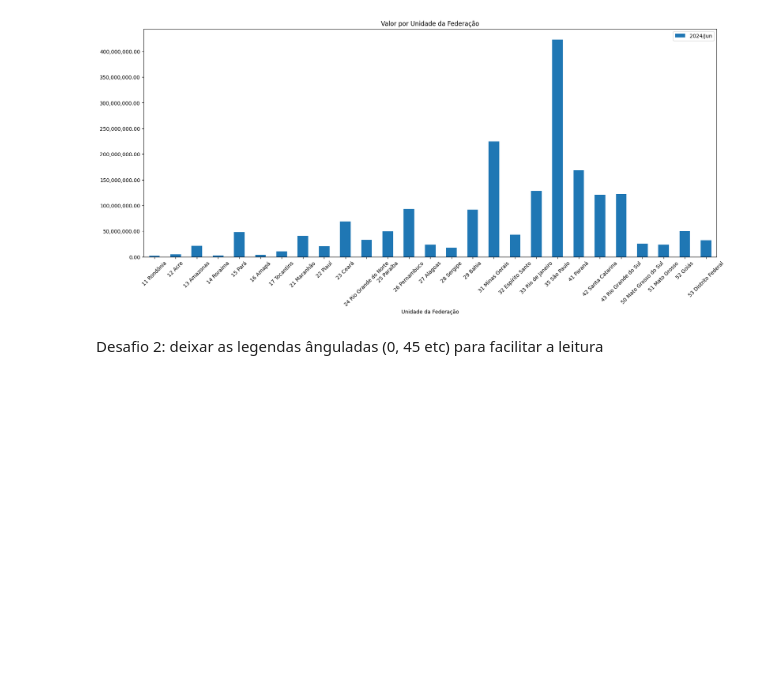
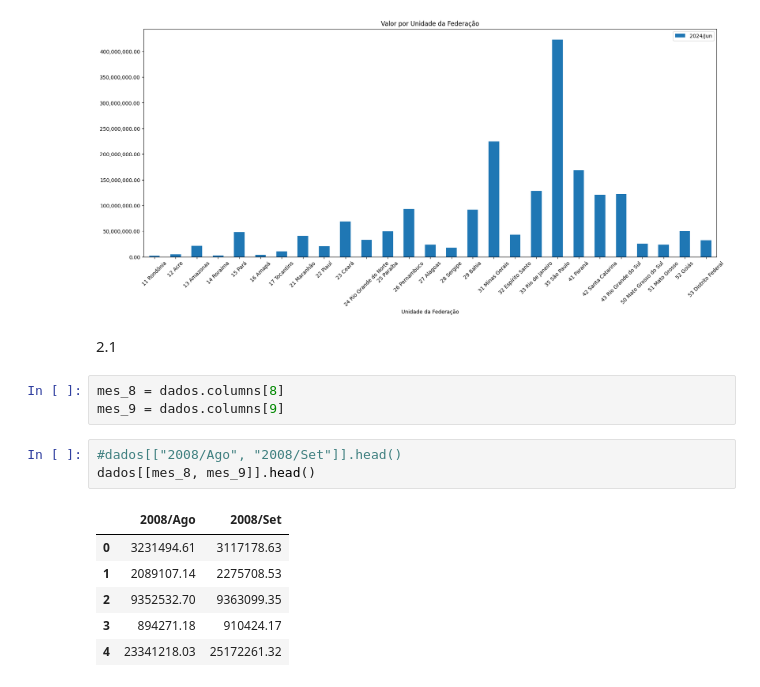
Before and after one commit to SandraRojasZ/Data-Analytics, a Jupyter notebook: pos-datascience-analise-e-exploracao-de-dados-aula1/Produção_Hospitalar_A2.ipynb, the cells around one changed output. Cells and saved outputs as stored; diff of their text form; blank space fills up the shorter version.

```diff
--- a/pos-datascience-analise-e-exploracao-de-dados-aula1/Produção_Hospitalar_A2.ipynb
+++ b/pos-datascience-analise-e-exploracao-de-dados-aula1/Produção_Hospitalar_A2.ipynb
@@ -123,5 +120,18 @@ plt.title("Valor por Unidade da Federação")
 plt.show()
 # %% [output]
 [figure]
-# %% [markdown]
-Desafio 2: deixar as legendas ânguladas (0, 45 etc) para facilitar a leitura
+# %% [markdown]
+2.1
+# %%
+mes_8 = dados.columns[8]
+mes_9 = dados.columns[9]
+# %%
+#dados[["2008/Ago", "2008/Set"]].head()
+dados[[mes_8, mes_9]].head()
+# %% [output]
+|  | 2008/Ago | 2008/Set |
+| 0 | 3231494.61 | 3117178.63 |
+| 1 | 2089107.14 | 2275708.53 |
+| 2 | 9352532.70 | 9363099.35 |
+| 3 | 894271.18 | 910424.17 |
+| 4 | 23341218.03 | 25172261.32 |
```
Also changed, not shown: parts of 5 cells of this notebook.
